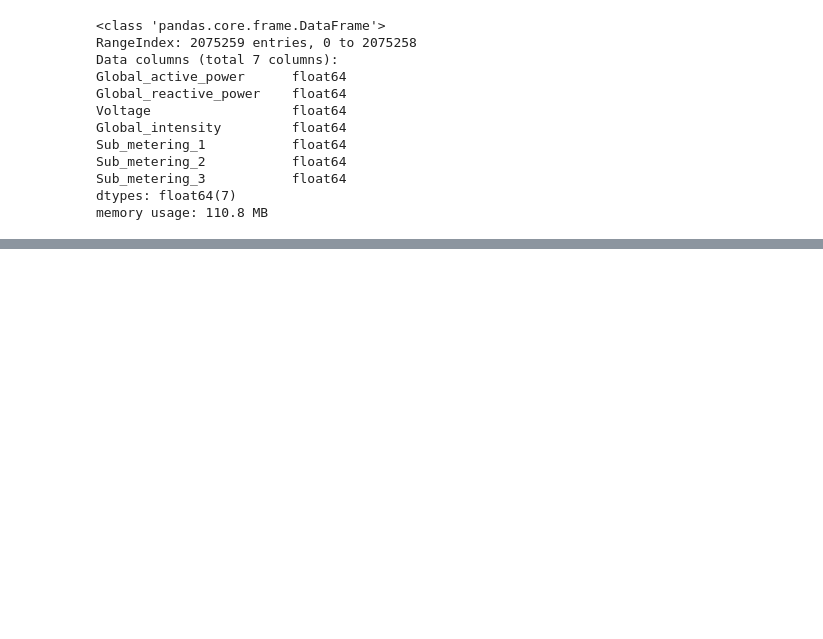
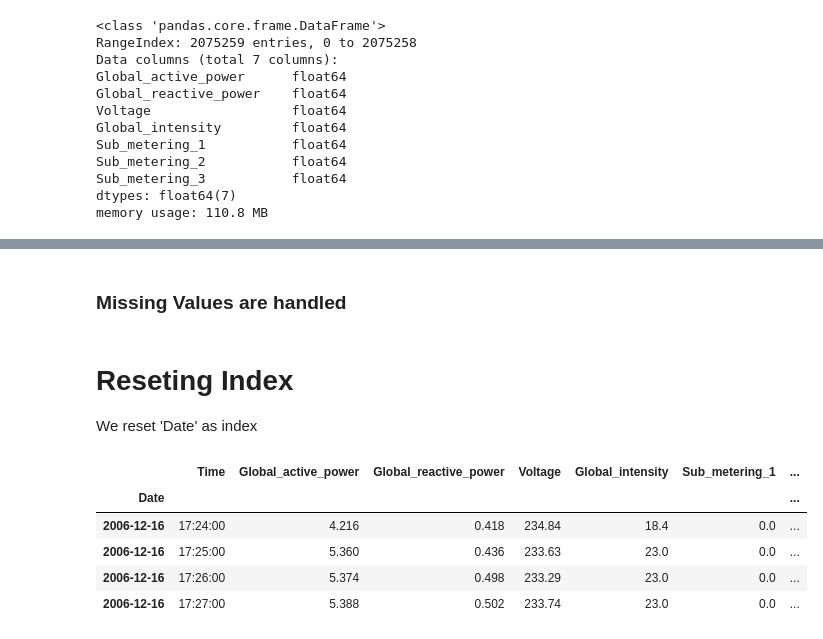
Before and after one commit to SSehrawat1720/ML-Projects, a Jupyter notebook: Time Series Analysis Project.ipynb, the cells around one changed output, grey strips where cells are left out. Cells and saved outputs as stored; diff of their text form; code cells hidden in the pictures; blank space fills up the shorter version.

```diff
--- a/Time Series Analysis Project.ipynb
+++ b/Time Series Analysis Project.ipynb
@@ -154,0 +230,15 @@ memory usage: 110.8 MB
+# %% [markdown]
+### Missing Values are handled
+# %% [markdown]
+# Reseting Index
+We reset 'Date' as index
+# %%
+Data.set_index('Date',inplace=True)
+Data.head(4)
+# %% [output]
+|  | Time | Global_active_power | Global_reactive_power | Voltage | Global_intensity | Sub_metering_1 | ... |
+| Date |  |  |  |  |  |  | ... |
+| 2006-12-16 | 17:24:00 | 4.216 | 0.418 | 234.84 | 18.4 | 0.0 | ... |
+| 2006-12-16 | 17:25:00 | 5.360 | 0.436 | 233.63 | 23.0 | 0.0 | ... |
+| 2006-12-16 | 17:26:00 | 5.374 | 0.498 | 233.29 | 23.0 | 0.0 | ... |
+| 2006-12-16 | 17:27:00 | 5.388 | 0.502 | 233.74 | 23.0 | 0.0 | ... |
```
Also changed, not shown: parts of 14 cells of this notebook.
